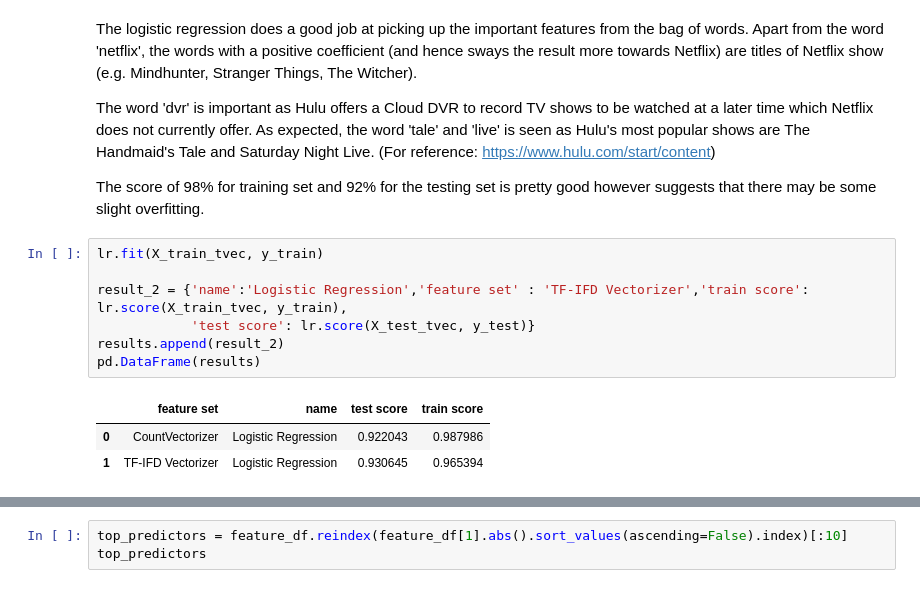
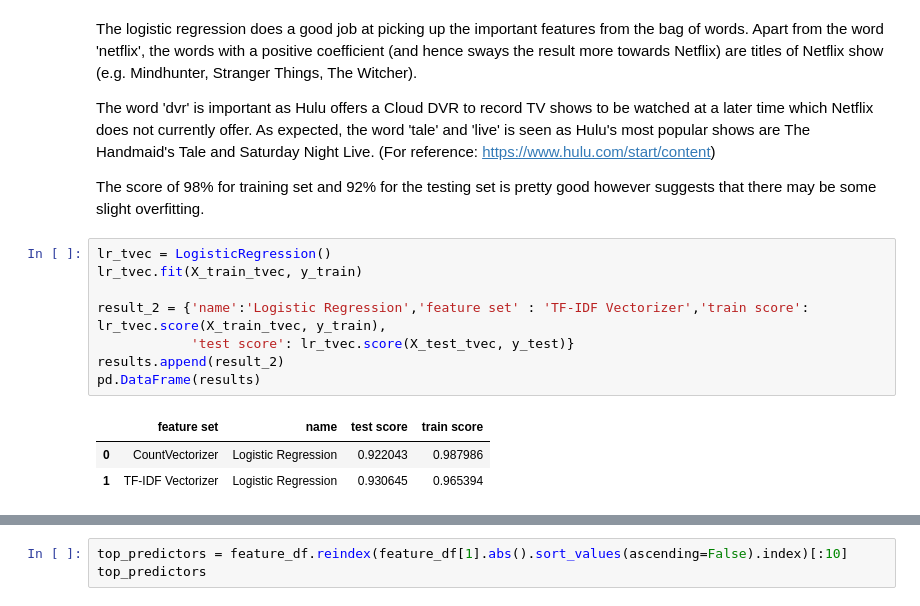
Before and after one commit to lynnng91/GA_Project3, a Jupyter notebook: Project 3 - Main Code (Final).ipynb, the cells around one changed output, grey strips where cells are left out. Cells and saved outputs as stored; diff of their text form.

```diff
--- a/Project 3 - Main Code (Final).ipynb
+++ b/Project 3 - Main Code (Final).ipynb
@@ -474,15 +480,16 @@ The word 'dvr' is important as Hulu offers a Cloud DVR to record TV shows to be
 
 The score of 98% for training set and 92% for the testing set is pretty good however suggests that there may be some slight overfitting.
 # %%
-lr.fit(X_train_tvec, y_train)
+lr_tvec = LogisticRegression()
+lr_tvec.fit(X_train_tvec, y_train)
 
-result_2 = {'name':'Logistic Regression','feature set' : 'TF-IFD Vectorizer','train score': lr.score(X_train_tvec, y_train),
-            'test score': lr.score(X_test_tvec, y_test)}
+result_2 = {'name':'Logistic Regression','feature set' : 'TF-IDF Vectorizer','train score': lr_tvec.score(X_train_tvec, y_train),
+            'test score': lr_tvec.score(X_test_tvec, y_test)}
 results.append(result_2)
 pd.DataFrame(results)
 # %% [output]
 |  | feature set | name | test score | train score |
 | 0 | CountVectorizer | Logistic Regression | 0.922043 | 0.987986 |
-| 1 | TF-IFD Vectorizer | Logistic Regression | 0.930645 | 0.965394 |
+| 1 | TF-IDF Vectorizer | Logistic Regression | 0.930645 | 0.965394 |
 # %%
 feature_names = tvec.get_feature_names()
```
Also changed, not shown: parts of 36 cells of this notebook, 1 other file.
